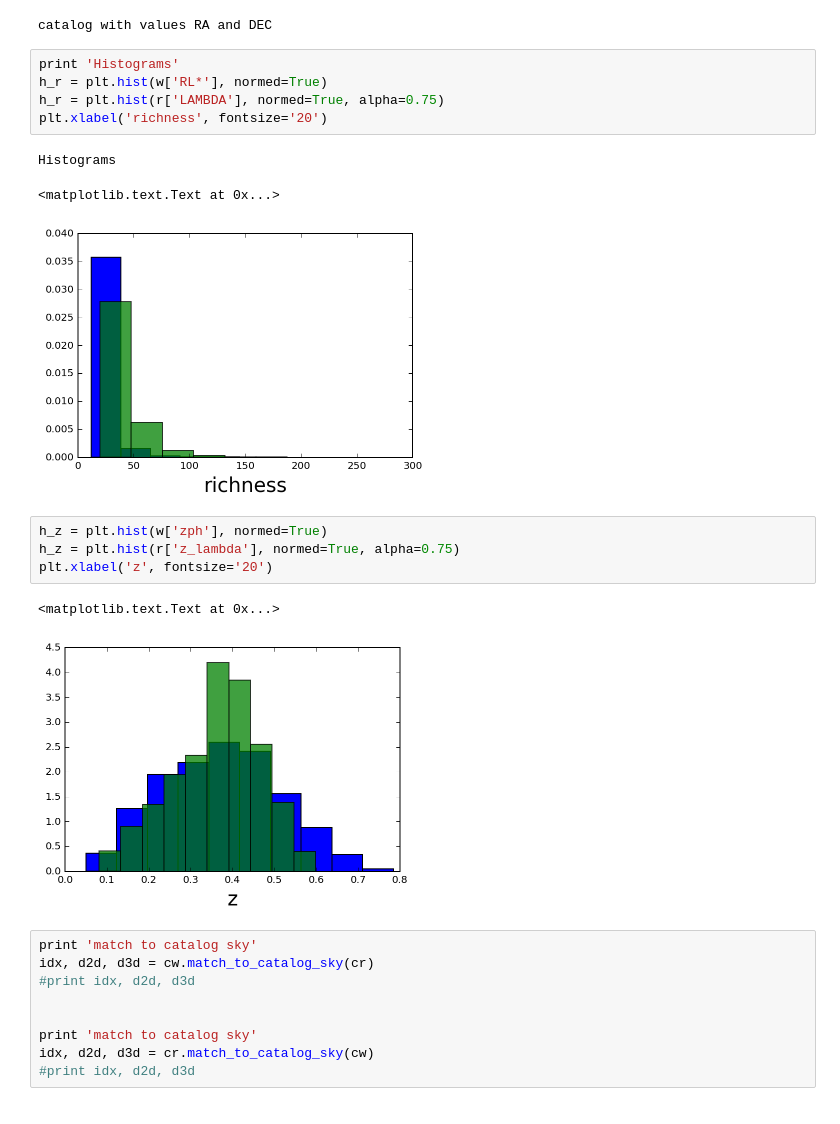
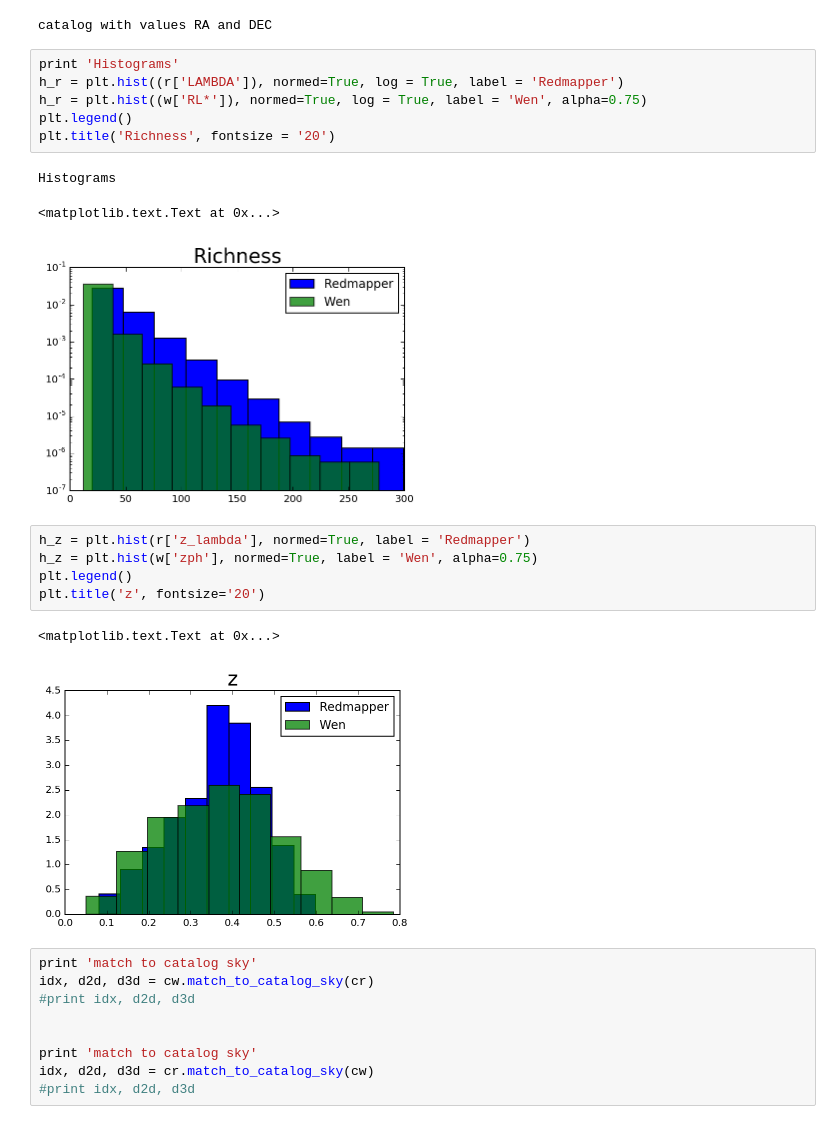
Before and after one commit to clusteron/comparison, a Jupyter notebook: table.ipynb, the cells around one changed output. Drawn from its saved outputs; the diff is of its cells as text.

```diff
--- a/table.ipynb
+++ b/table.ipynb
@@ -31,20 +31,22 @@ cr = SkyCoord(ra = r['RA']*u.degree, dec = r['DEC']*u.degree)
 catalog with values RA and DEC
 # %%
 print 'Histograms'
-h_r = plt.hist(w['RL*'], normed=True)
-h_r = plt.hist(r['LAMBDA'], normed=True, alpha=0.75)
-plt.xlabel('richness', fontsize='20')
+h_r = plt.hist((r['LAMBDA']), normed=True, log = True, label = 'Redmapper')
+h_r = plt.hist((w['RL*']), normed=True, log = True, label = 'Wen', alpha=0.75)
+plt.legend()
+plt.title('Richness', fontsize = '20')
 # %% [output]
 Histograms
 <matplotlib.text.Text at 0x...>
-[figure, old version]
+[figure, new version]
 # %%
-h_z = plt.hist(w['zph'], normed=True)
-h_z = plt.hist(r['z_lambda'], normed=True, alpha=0.75)
-plt.xlabel('z', fontsize='20')
+h_z = plt.hist(r['z_lambda'], normed=True, label = 'Redmapper')
+h_z = plt.hist(w['zph'], normed=True, label = 'Wen', alpha=0.75)
+plt.legend()
+plt.title('z', fontsize='20')
 # %% [output]
 <matplotlib.text.Text at 0x...>
-[figure, old version]
+[figure, new version]
 # %%
 print 'match to catalog sky'
 idx, d2d, d3d = cw.match_to_catalog_sky(cr)
```
Also changed, not shown: parts of 14 cells of this notebook.
